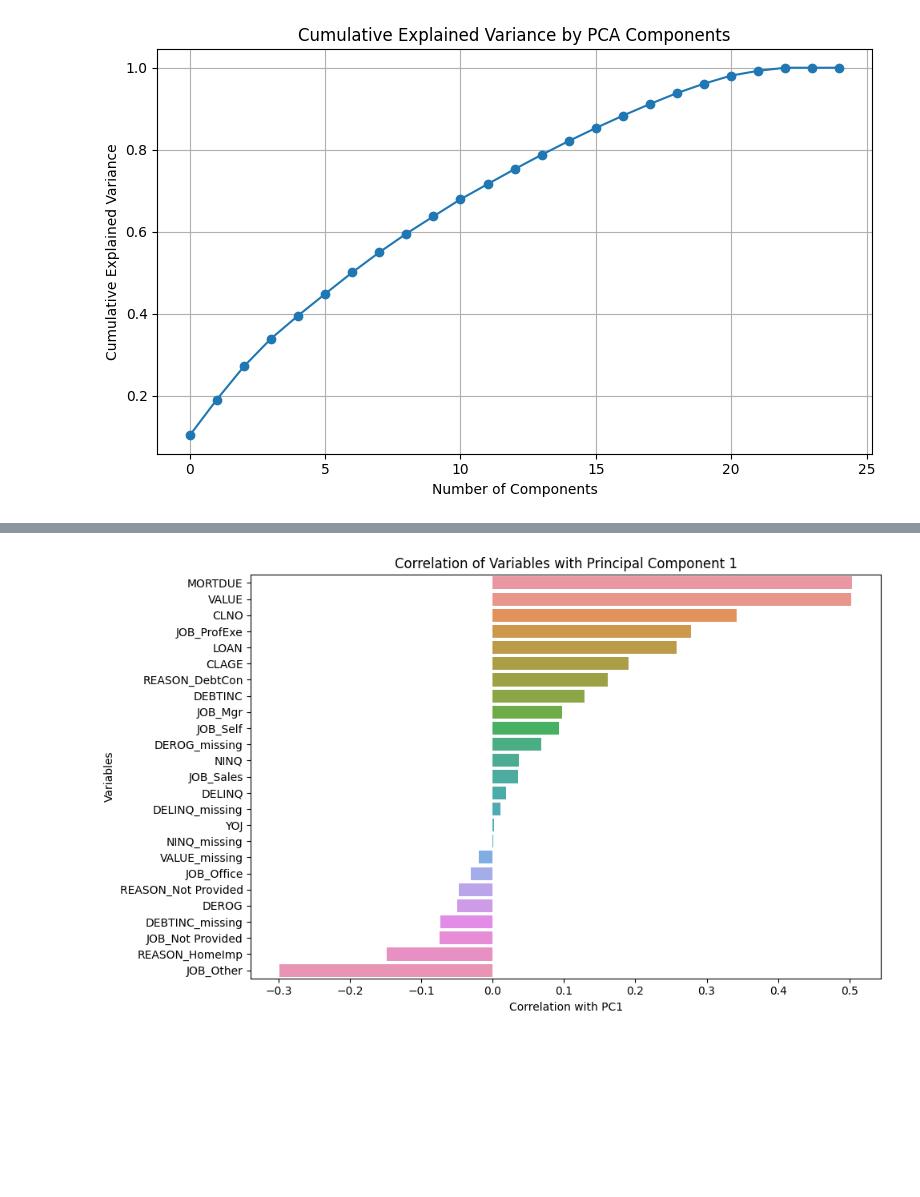
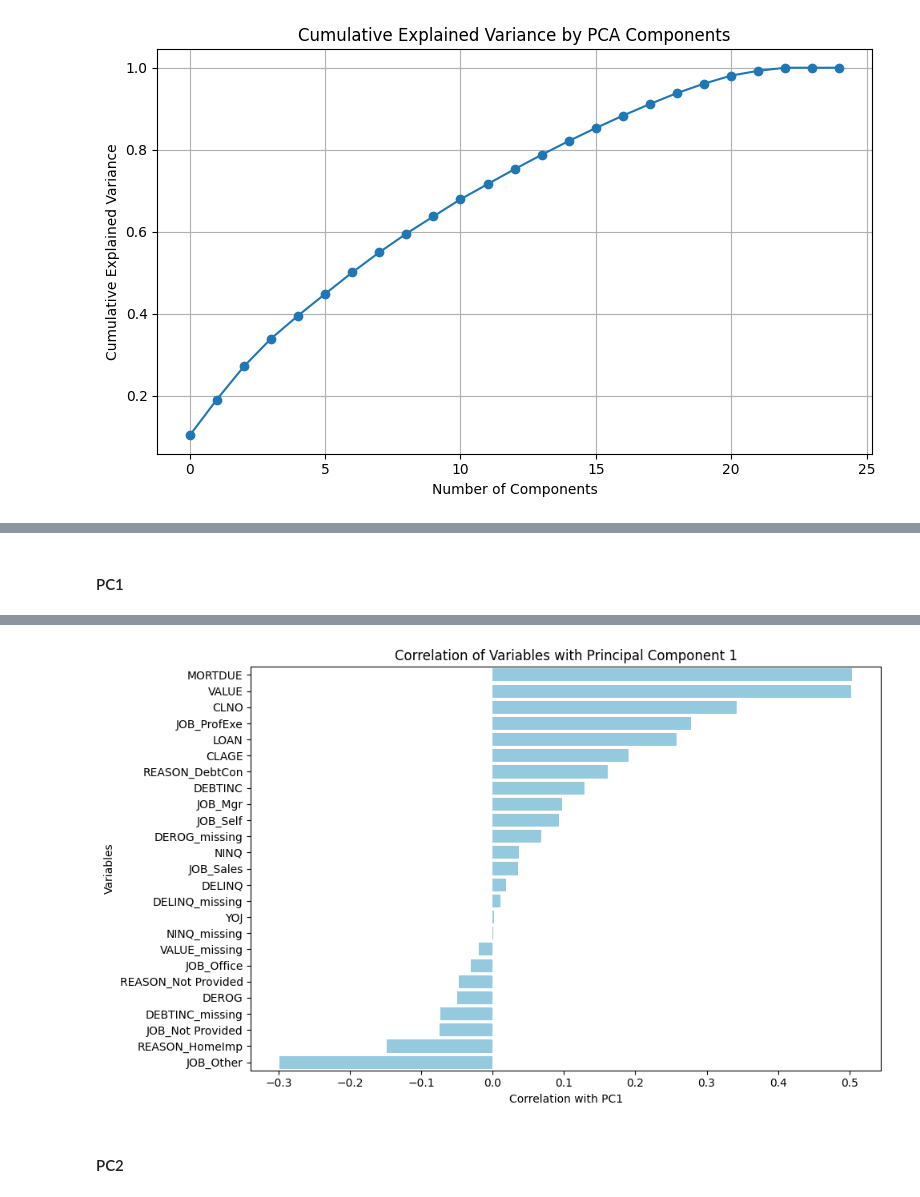
Before and after one commit to solrac2905/Data_Analytics_Project, a Jupyter notebook: ambs-analytics-project/notebooks/PCA.ipynb, the cells around one changed output, grey strips where cells are left out. Drawn from its saved outputs; the diff is of its cells as text; code cells hidden in the pictures; blank space fills up the shorter version.

```diff
--- a/ambs-analytics-project/notebooks/PCA.ipynb
+++ b/ambs-analytics-project/notebooks/PCA.ipynb
@@ -99,3 +121,5 @@ plt.show()
+# %% [markdown]
+#### PC1
 # %%
 # PCA component loadings
 loadings = pd.DataFrame(pca.components_.T,
@@ -127,16 +151,18 @@ Name: PC1, dtype: float64
 # %%
 # Plot correlations
 plt.figure(figsize=(10,6))
-sns.barplot(x=correlations.values, y=correlations.index)
+sns.barplot(x=correlations.values, y=correlations.index, color='skyblue')
 plt.title('Correlation of Variables with Principal Component 1')
 plt.xlabel('Correlation with PC1')
 plt.ylabel('Variables')
 plt.tight_layout()
 plt.show()
 
 # Correlation matrix to see similarity with objective variable
 full_data = df[X_numeric.columns.tolist() + [objective_var]]
 corr_matrix = full_data.corr()
 # %% [output]
 [interactive output not drawn]
-[figure, old version]
+[figure, new version]
+# %% [markdown]
+#### PC2
```
Also changed, not shown: parts of 22 cells of this notebook, 1 other file.
